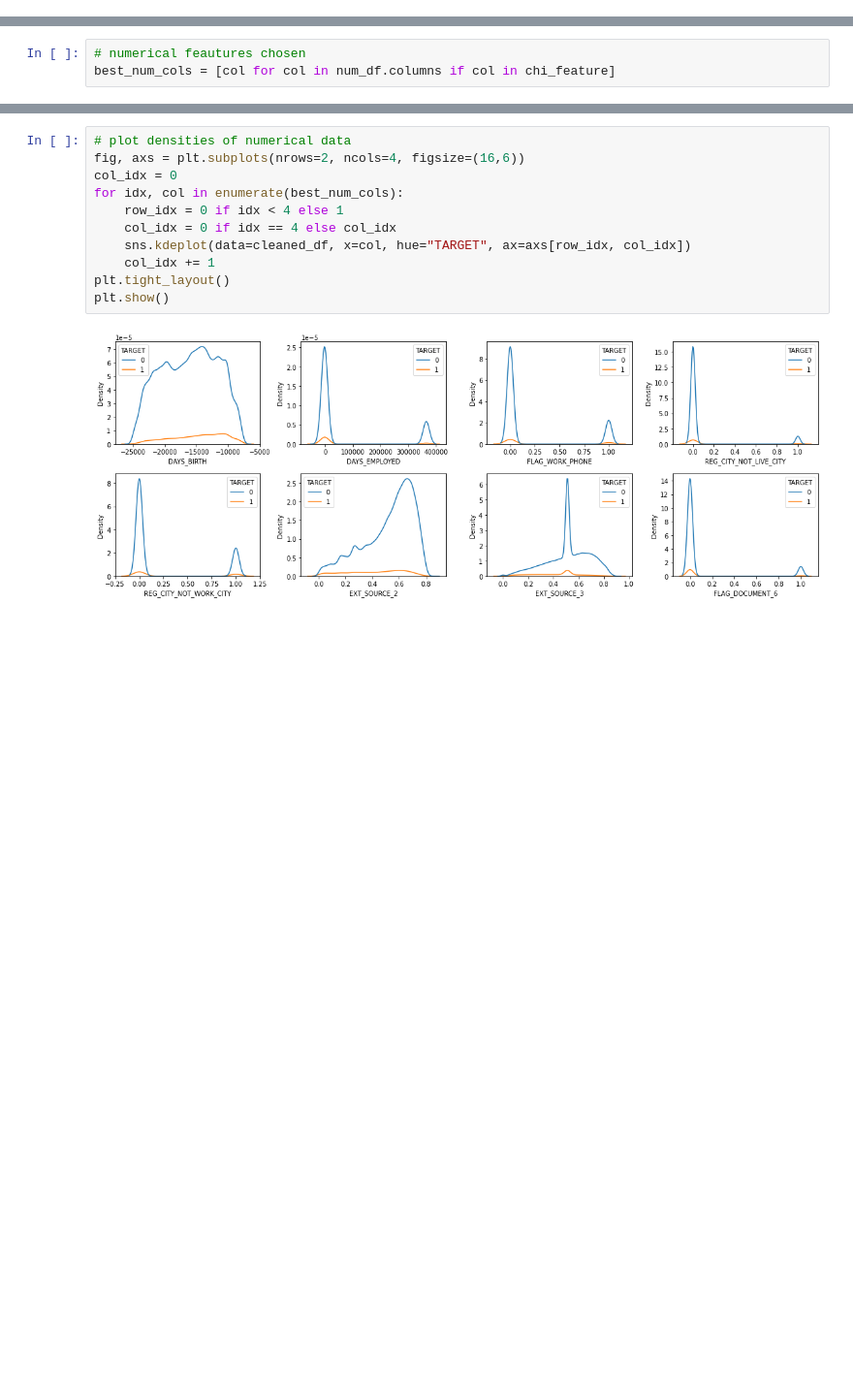
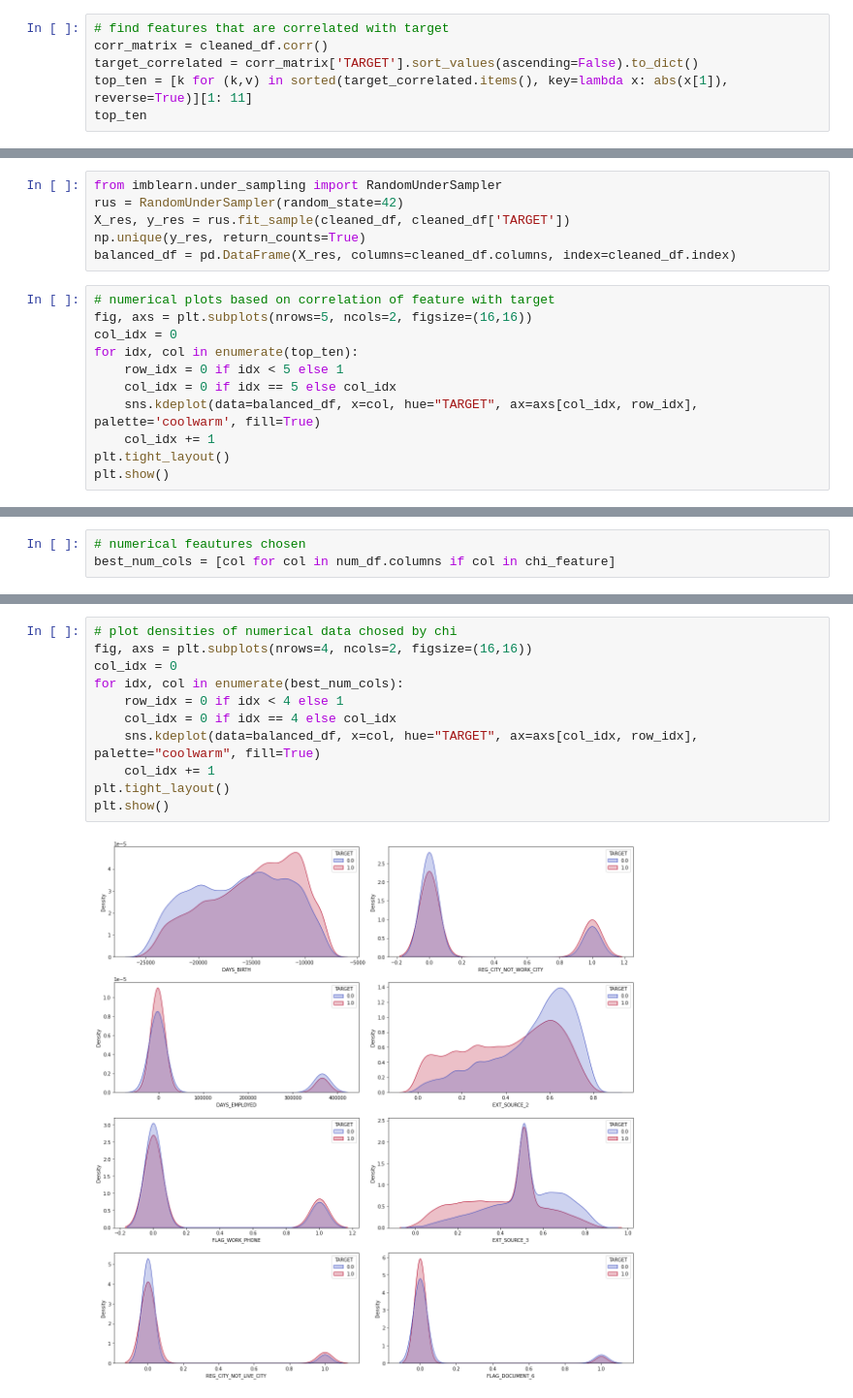
Before and after one commit to jmattdale/machine-learning-fundamentals, a Jupyter notebook: module_one_ten_variables.ipynb, the cells around one changed output, grey strips where cells are left out. Shown: that part at 97% size. Drawn from its saved outputs; the diff is of its cells as text; blank space fills up the shorter version.

Commit message:
Add files via upload
added new correlation plots

```diff
--- a/module_one_ten_variables.ipynb
+++ b/module_one_ten_variables.ipynb
@@ -73,3 +79,9 @@ cleaned_df.shape
 # %% [output]
 Removing 11 cols
 (307511, 51)
+# %%
+# find features that are correlated with target
+corr_matrix = cleaned_df.corr()
+target_correlated = corr_matrix['TARGET'].sort_values(ascending=False).to_dict()
+top_ten = [k for (k,v) in sorted(target_correlated.items(), key=lambda x: abs(x[1]), reverse=True)][1: 11]
+top_ten
@@ -75,0 +99,17 @@ Removing 11 cols
+# %%
+from imblearn.under_sampling import RandomUnderSampler
+rus = RandomUnderSampler(random_state=42)
+X_res, y_res = rus.fit_sample(cleaned_df, cleaned_df['TARGET'])
+np.unique(y_res, return_counts=True)
+balanced_df = pd.DataFrame(X_res, columns=cleaned_df.columns, index=cleaned_df.index)
+# %%
+# numerical plots based on correlation of feature with target
+fig, axs = plt.subplots(nrows=5, ncols=2, figsize=(16,16))
+col_idx = 0
+for idx, col in enumerate(top_ten):
+    row_idx = 0 if idx < 5 else 1
+    col_idx = 0 if idx == 5 else col_idx
+    sns.kdeplot(data=balanced_df, x=col, hue="TARGET", ax=axs[col_idx, row_idx], palette='coolwarm', fill=True)
+    col_idx += 1
+plt.tight_layout()
+plt.show()
@@ -103,15 +139,15 @@ plt.show()
 # %%
-# plot densities of numerical data
-fig, axs = plt.subplots(nrows=2, ncols=4, figsize=(16,6))
+# plot densities of numerical data chosed by chi
+fig, axs = plt.subplots(nrows=4, ncols=2, figsize=(16,16))
 col_idx = 0
 for idx, col in enumerate(best_num_cols):
     row_idx = 0 if idx < 4 else 1
     col_idx = 0 if idx == 4 else col_idx
-    sns.kdeplot(data=cleaned_df, x=col, hue="TARGET", ax=axs[row_idx, col_idx])
+    sns.kdeplot(data=balanced_df, x=col, hue="TARGET", ax=axs[col_idx, row_idx], palette="coolwarm", fill=True)
     col_idx += 1
 plt.tight_layout()
 plt.show()
 # %% [output]
-[figure, old version]
+[figure, new version]
 # %%
 fig, axs = plt.subplots(ncols=2, figsize=(16,6))
```
Also changed, not shown: parts of 6 cells of this notebook.
